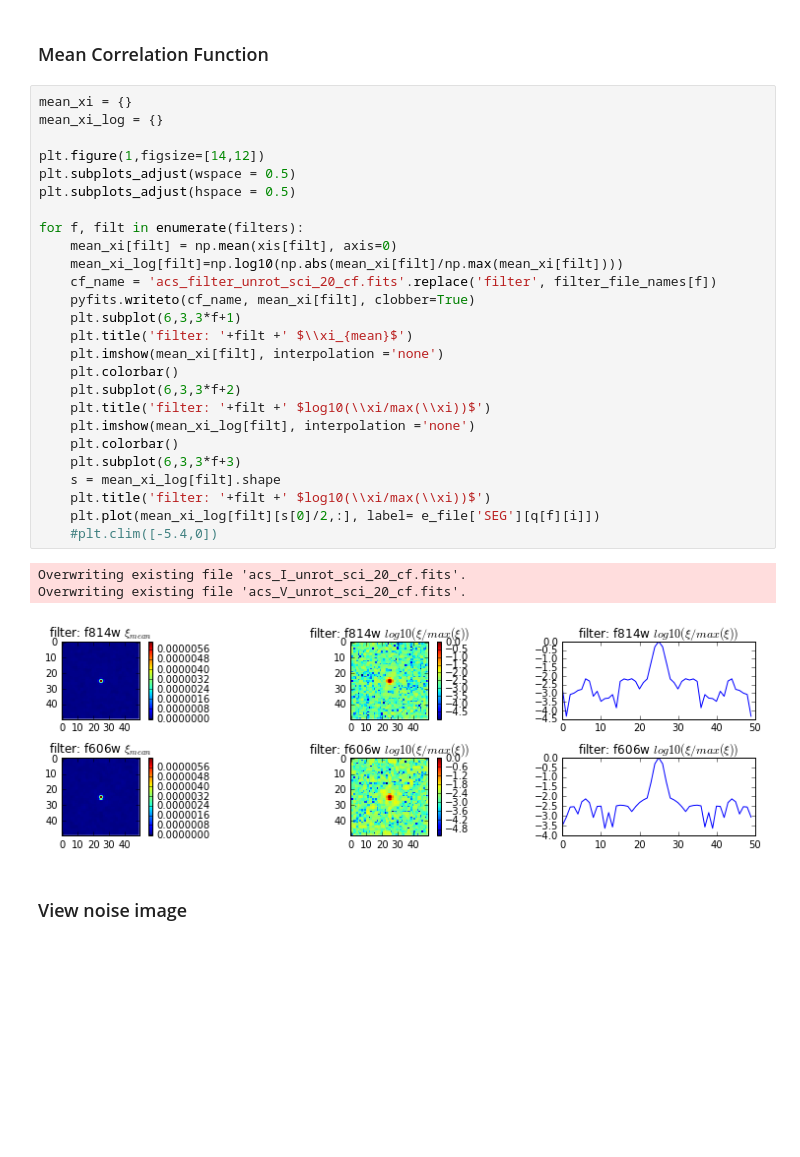
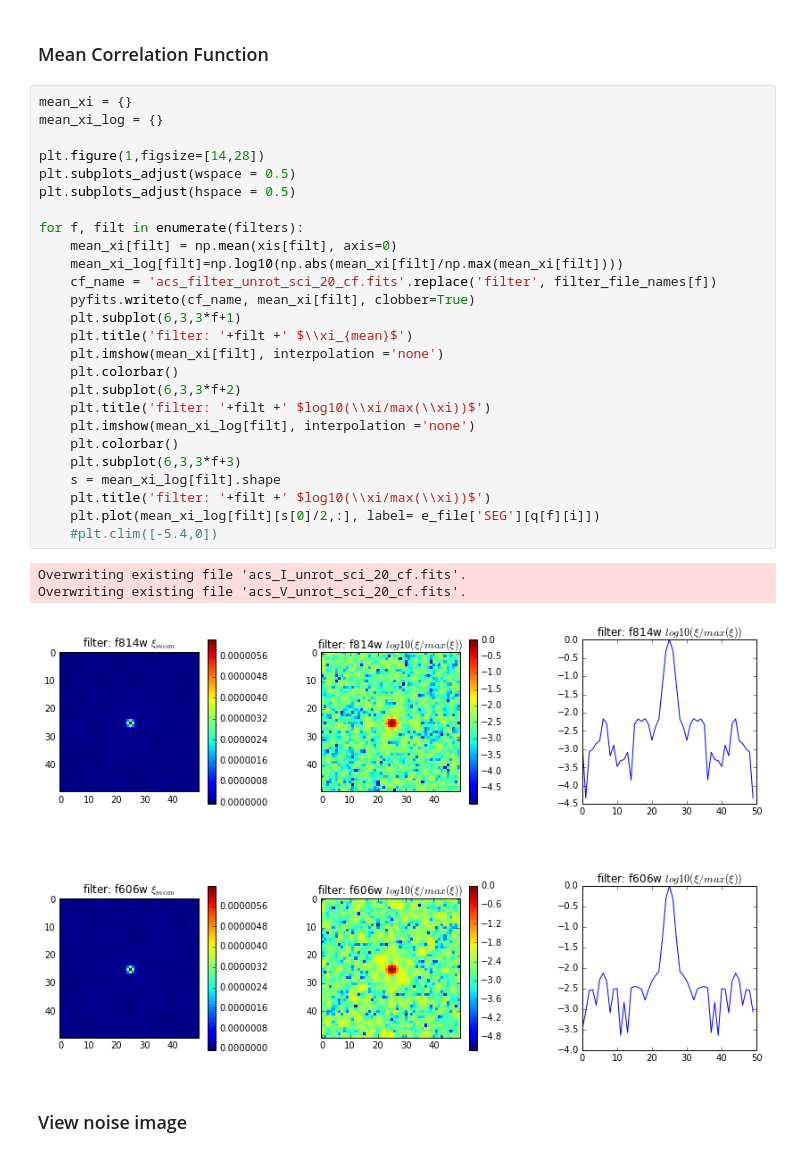
Before and after one commit to sowmyakth/true_gal_colors, a Jupyter notebook: check_empty_regions.ipynb, the cells around one changed output. Cells and saved outputs as stored; diff of their text form; blank space fills up the shorter version.

```diff
--- a/check_empty_regions.ipynb
+++ b/check_empty_regions.ipynb
@@ -96,33 +96,33 @@ for f, filt in enumerate(filters):
 # %%
 mean_xi = {}
 mean_xi_log = {}
 
-plt.figure(1,figsize=[14,12])
+plt.figure(1,figsize=[14,28])
 plt.subplots_adjust(wspace = 0.5)
 plt.subplots_adjust(hspace = 0.5)
 
 for f, filt in enumerate(filters):
     mean_xi[filt] = np.mean(xis[filt], axis=0)
     mean_xi_log[filt]=np.log10(np.abs(mean_xi[filt]/np.max(mean_xi[filt])))
     cf_name = 'acs_filter_unrot_sci_20_cf.fits'.replace('filter', filter_file_names[f])
     pyfits.writeto(cf_name, mean_xi[filt], clobber=True)
     plt.subplot(6,3,3*f+1)
     plt.title('filter: '+filt +' $\\xi_{mean}$')
     plt.imshow(mean_xi[filt], interpolation ='none')
     plt.colorbar()
     plt.subplot(6,3,3*f+2)
     plt.title('filter: '+filt +' $log10(\\xi/max(\\xi))$')
     plt.imshow(mean_xi_log[filt], interpolation ='none')
     plt.colorbar()
     plt.subplot(6,3,3*f+3)
     s = mean_xi_log[filt].shape
     plt.title('filter: '+filt +' $log10(\\xi/max(\\xi))$')
     plt.plot(mean_xi_log[filt][s[0]/2,:], label= e_file['SEG'][q[f][i]])
     #plt.clim([-5.4,0])
 # %% [output]
 Overwriting existing file 'acs_I_unrot_sci_20_cf.fits'.
 Overwriting existing file 'acs_V_unrot_sci_20_cf.fits'.
-[figure, old version]
+[figure, new version]
 # %% [markdown]
 ### View noise image
 # %%
```
Also changed, not shown: parts of 2 cells of this notebook.
